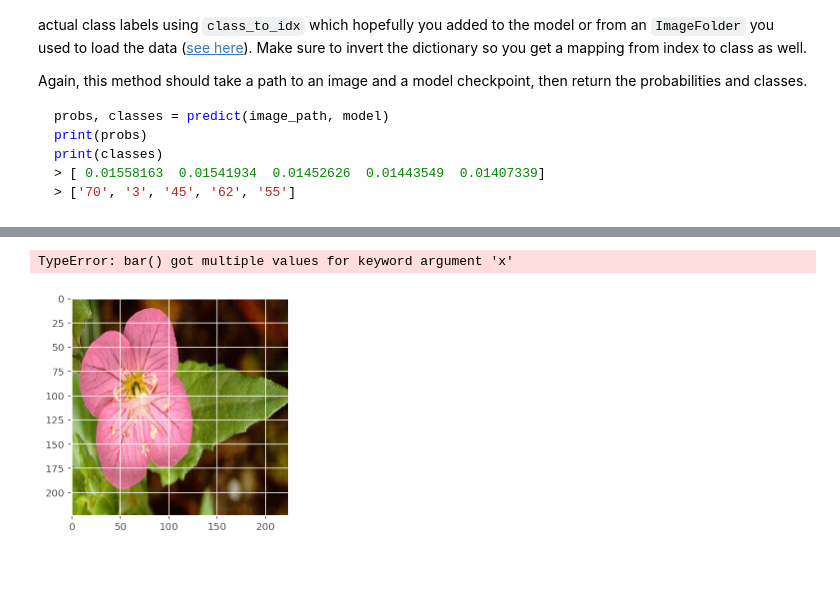
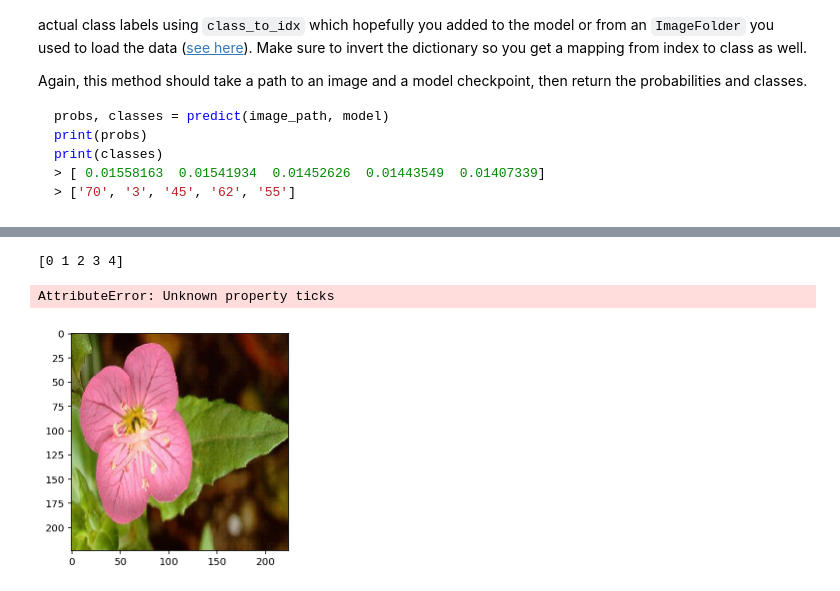
Before and after one commit to jim2236/Image_Classifier_Udacity, a Jupyter notebook: Image Classifier Project.ipynb, the cells around one changed output, grey strips where cells are left out. Drawn from its saved outputs; the diff is of its cells as text; code cells hidden in the pictures.

```diff
--- a/Image Classifier Project.ipynb
+++ b/Image Classifier Project.ipynb
@@ -440,32 +438,19 @@ for i in classes[0]:
 # %%
 # TODO: Display an image along with the top 5 classes
 
 filepath = '/home/workspace/aipnd-project/'
 image_path = filepath + 'flowers/test/1/'
 image = imshow((process_image(image_path + 'image_06760.jpg')))
 
-plt.style.use('ggplot')
 
-final_classes_pos = [i for i, _ in enumerate(final_classes)]
+probs = [y for x in probs for y in x]
 
-probs = probs.squeeze()
+y_pos = np.arange(len(probs))
 
-plt.barh(x = probs, y = final_classes, width=6)
-
-plt.yticks(final_classes_pos, final_classes)
-
+plt.barh(y=y_pos, width=probs, align='center')
+plt.yticks(ticks=y_pos, labels=final_classes)
 plt.show()
-
-
-#fig, ax = plt.subplots(figsize=(5,5))
-
-#ax.set_aspect(0.1)
-
-#plt.style.use('ggplot')
-#plt.barh(final_classes_pos, probs)  # , color='green', xerr=variance
-
-#plt.tight_layout()
-#sb.barplot(x = probs, y = final_classes)
 # %% [output]
-TypeError: bar() got multiple values for keyword argument 'x'
+[0 1 2 3 4]
+AttributeError: Unknown property ticks
-[figure, old version]
+[figure, new version]
```
Also changed, not shown: parts of 1 cell of this notebook.
